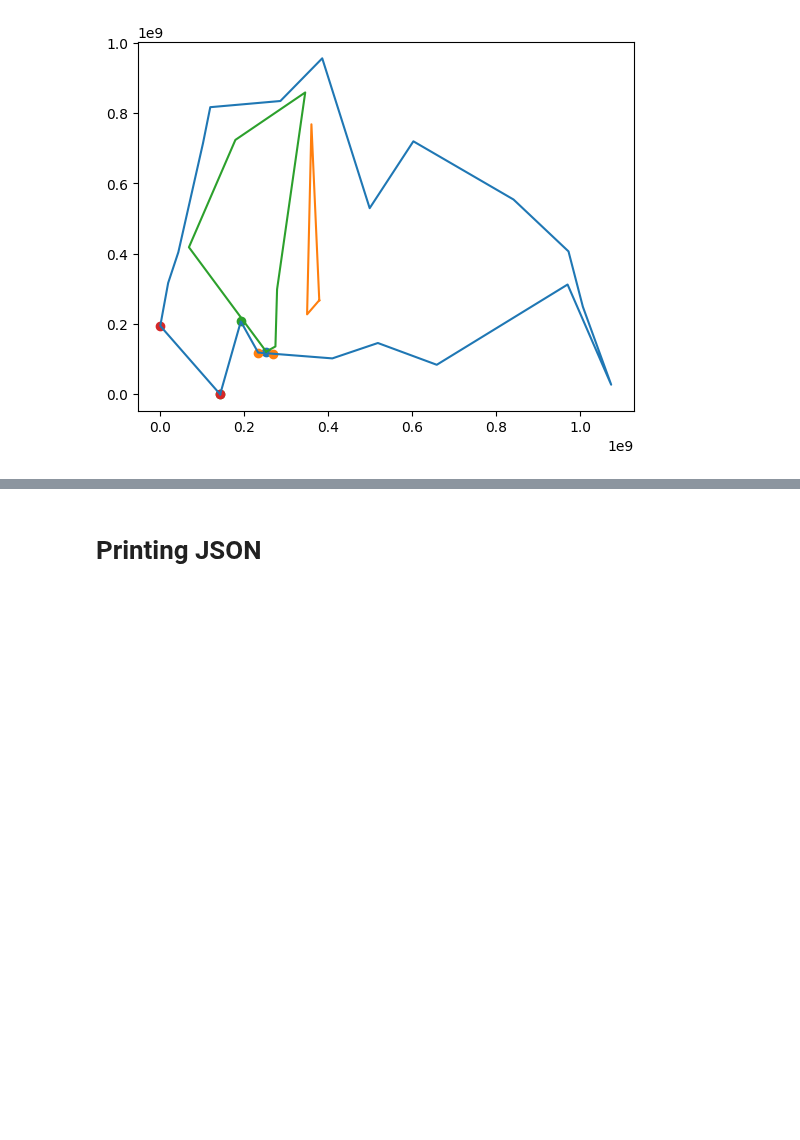
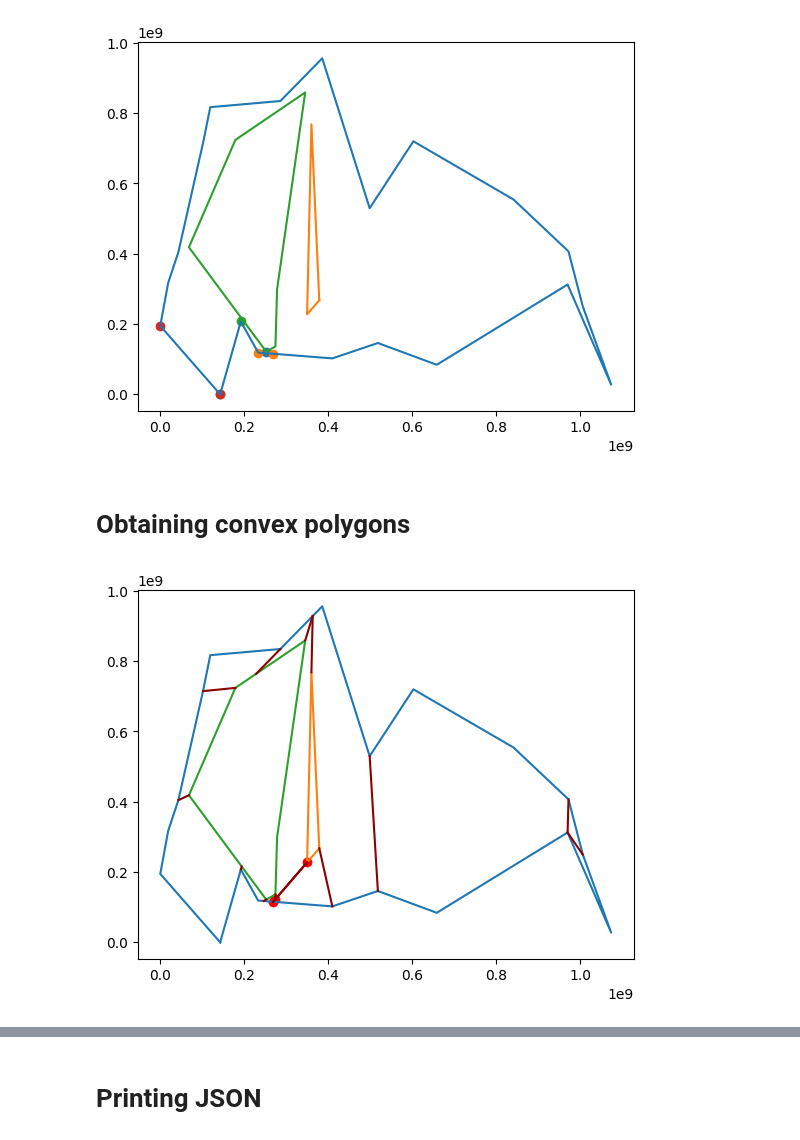
Before and after one commit to theodle/2IMA15-project, a Jupyter notebook: prototyping.ipynb, the cells around one changed output, grey strips where cells are left out. Cells and saved outputs as stored; diff of their text form; code cells hidden in the pictures; blank space fills up the shorter version.

Commit message:
progress redone. filled plot shows the problem

```diff
--- a/prototyping.ipynb
+++ b/prototyping.ipynb
@@ -833,6 +831,6 @@ EVENT QUEUE SIZE:  1
 INITIAL STATUS LENGTH:  1
 1
 # %%
-for i in range(len(refl)):
-    print(f"i: {i}")
-    feasible_region(refl[i], poly)
+# for i in range(len(refl)):
+#     print(f"i: {i}")
+#     feasible_region(refl[i], poly)
@@ -1034,13 +1014,13 @@ def insert_point_on_visible_edge(r: Point, e: Edge, polygon: Polygon):
         split2 = Edge(ip, e.pt2, None)
         #will be added later
 
-        twin_split1 = Edge(e.twin.pt1, ip, None)
-        twin_split2 = Edge(ip, e.twin.pt2, None)
+        twin_split1 = Edge(ip, e.pt1, None)
+        twin_split2 = Edge(e.pt2, ip, None)
 
         ip.incoming.append(twin_split1)
         ip.outgoing.append(twin_split2)
 
-        newedges.extend([[split1, split2], [twin_split1, twin_split2]])
+        newedges.extend([[split1, twin_split1], [split2, twin_split2]])
 
     else: #e is part of a hole or the boundary
         #delete edge from polygon
@@ -1095,9 +1075,12 @@ def insert_point_on_visible_edge(r: Point, e: Edge, polygon: Polygon):
     #add new edges to the list
     newedges.append([new1, new2])
 
-    #set incoming and outgoing for ip
+    #set incoming and outgoing for ip and r
     ip.incoming.extend([split1, new1])
     ip.outgoing.extend([split2, new2])
+
+    r.outgoing.append(new1)
+    r.incoming.append(new2)
 
     #set inc out for edge endpoints
     e.pt1.outgoing.append(split1)
@@ -1192,3 +1175,28 @@ for e,d in stat_at[0]:
 plt.show()
 # %% [output]
 [figure]
+# %% [markdown]
+# Obtaining convex polygons
+# %%
+def next(e: Edge):
+    outs = sorted(e.pt2.outgoing, key=lambda f : angle(e.pt1, e.pt2, f.pt2))
+    next = list(filter(lambda x : x != e.twin, outs))[0]
+    return next
+# %%
+polygon_plt()
+
+for new in newedges:
+    xs = [new[0].pt1.coordinate[0], new[0].pt2.coordinate[0]]
+    ys = [new[0].pt1.coordinate[1], new[0].pt2.coordinate[1]]
+    plt.plot(xs, ys, c='darkred')
+
+inc = poly.points[1].incoming[0]
+nex = next(inc)
+
+xs = [inc.pt1.coordinate[0], inc.pt2.coordinate[0], nex.pt2.coordinate[0]]
+ys = [inc.pt1.coordinate[1], inc.pt2.coordinate[1], nex.pt2.coordinate[1]]
+
+plt.scatter(xs, ys, c='red')
+plt.show()
+# %% [output]
+[figure, added]
```
Also changed, not shown: parts of 6 cells of this notebook.
